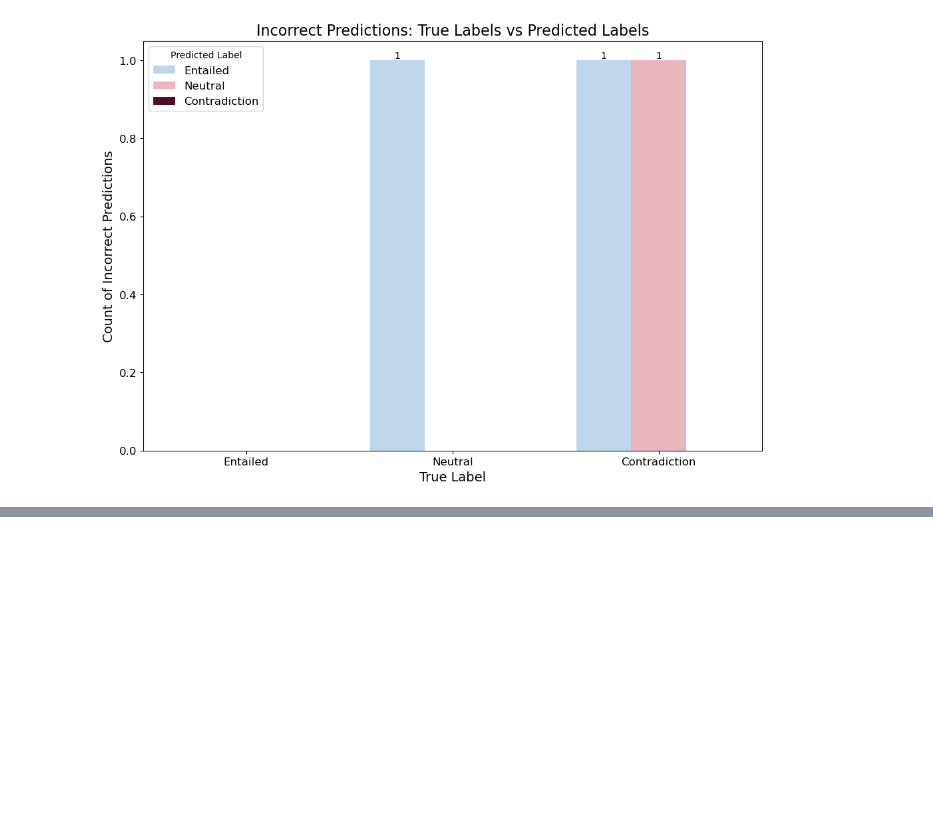
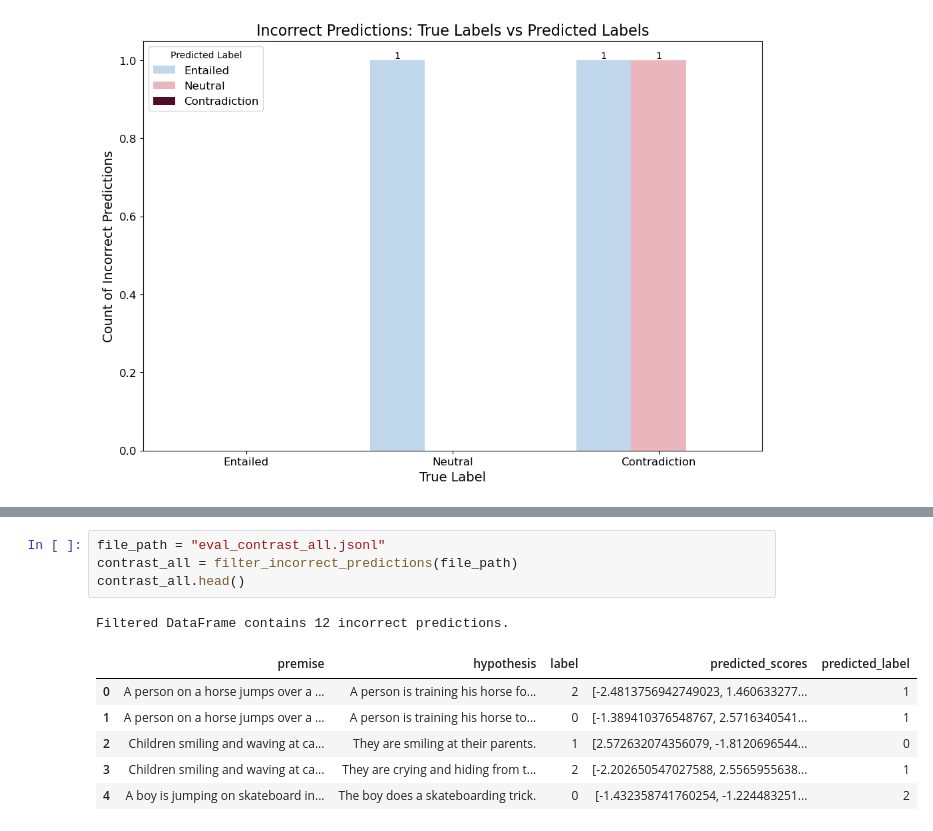
Before and after one commit to NightShadeugh/fp-dataset-artifacts, a Jupyter notebook: incorrect_pred.ipynb, the cells around one changed output, grey strips where cells are left out. Saved outputs shown, nothing was run; the diff lists cells and outputs as text; blank space fills up the shorter version.

```diff
--- a/incorrect_pred.ipynb
+++ b/incorrect_pred.ipynb
@@ -862,0 +929,12 @@ plt.show()
+# %%
+file_path = "eval_contrast_all.jsonl"
+contrast_all = filter_incorrect_predictions(file_path)
+contrast_all.head()
+# %% [output]
+Filtered DataFrame contains 12 incorrect predictions.
+|  | premise | hypothesis | label | predicted_scores | predicted_label |
+| 0 | A person on a horse jumps over a ... | A person is training his horse fo... | 2 | [-2.4813756942749023, 1.460633277... | 1 |
+| 1 | A person on a horse jumps over a ... | A person is training his horse to... | 0 | [-1.389410376548767, 2.5716340541... | 1 |
+| 2 | Children smiling and waving at ca... | They are smiling at their parents. | 1 | [2.572632074356079, -1.8120696544... | 0 |
+| 3 | Children smiling and waving at ca... | They are crying and hiding from t... | 2 | [-2.202650547027588, 2.5565955638... | 1 |
+| 4 | A boy is jumping on skateboard in... | The boy does a skateboarding trick. | 0 | [-1.432358741760254, -1.224483251... | 2 |
```
Also changed, not shown: parts of 3 cells of this notebook, 54 other files.
